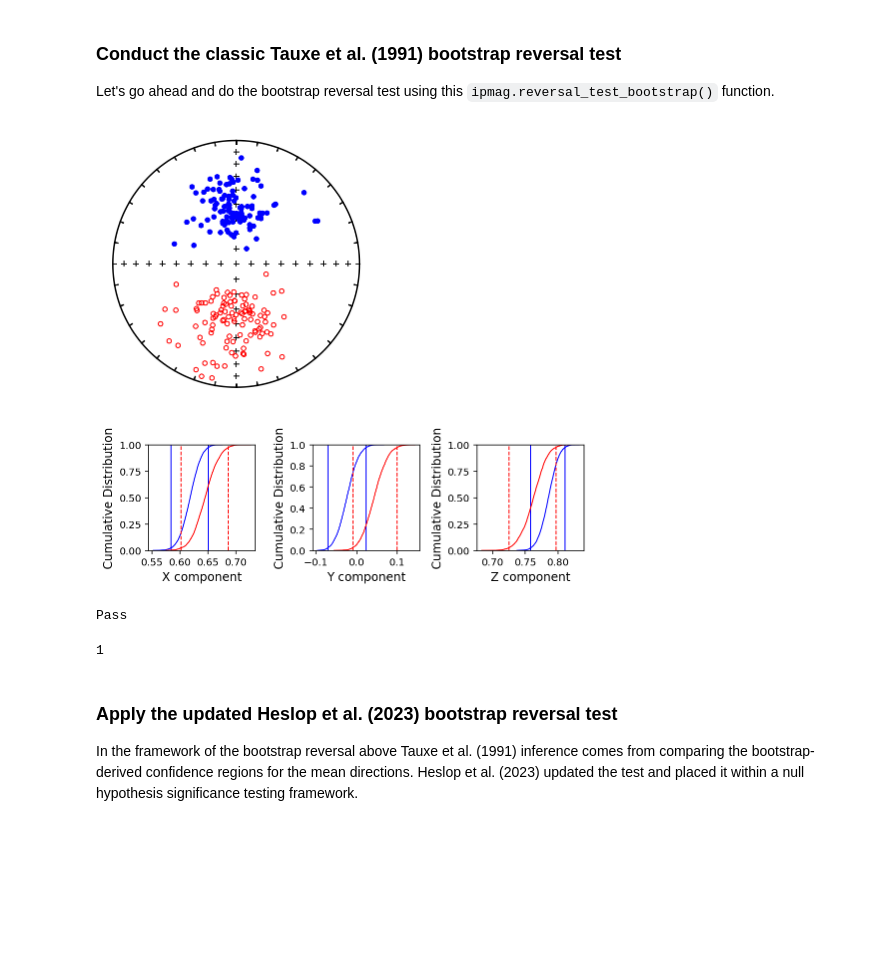
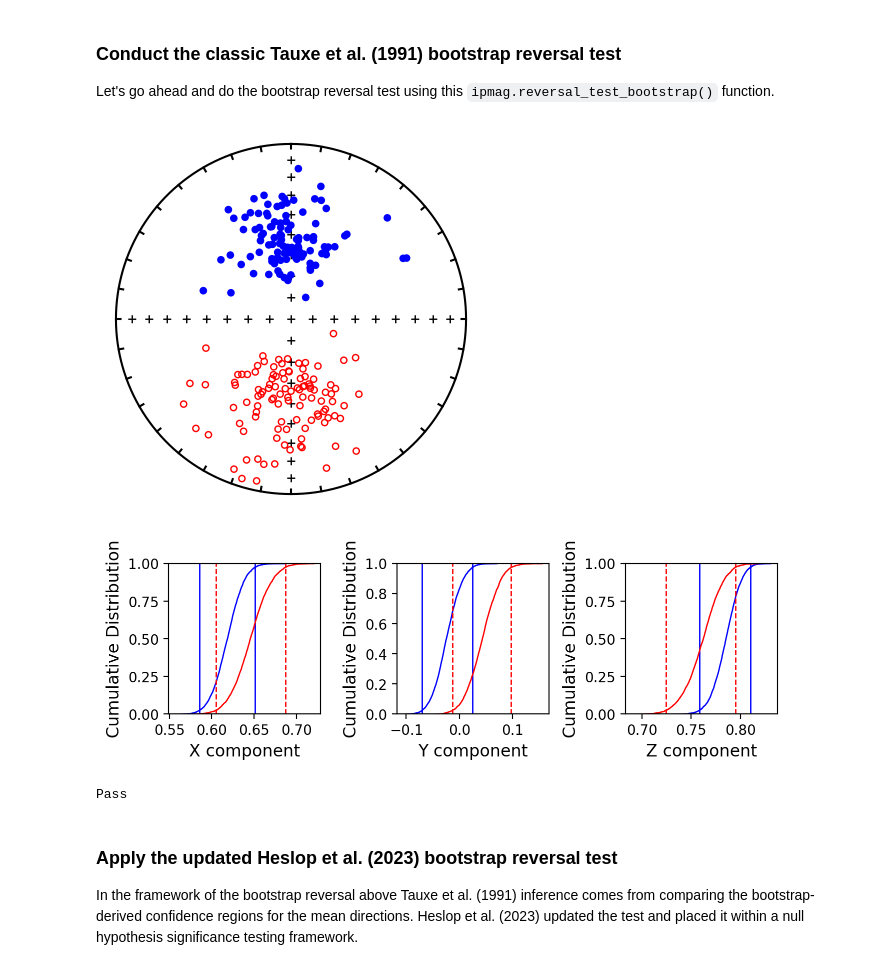
Before and after one commit to PmagPy/PmagPy-docs, a Jupyter notebook: _sources/example_notebooks/template_notebooks/reversal_test.ipynb, the cells around one changed output. Saved outputs shown, nothing was run; the diff lists cells and outputs as text; code cells hidden in the pictures; blank space fills up the shorter version.

```diff
--- a/_sources/example_notebooks/template_notebooks/reversal_test.ipynb
+++ b/_sources/example_notebooks/template_notebooks/reversal_test.ipynb
@@ -130,16 +130,15 @@ this test is: 'B'
 
 Let's go ahead and do the bootstrap reversal test using this `ipmag.reversal_test_bootstrap()` function.
 # %%
-ipmag.reversal_test_bootstrap(dec=sites_dec,
-                              inc=sites_inc,
-                              plot_stereo = True,
-                              save=True,
-                              save_folder=directory)
+result = ipmag.reversal_test_bootstrap(dec=sites_dec,
+                                       inc=sites_inc,
+                                       plot_stereo = True,
+                                       save=True,
+                                       save_folder=directory)
 # %% [output]
-[figure, old version]
+[figure, new version]
-[figure, old version]
+[figure, new version]
 Pass
-1
 # %% [markdown]
 ### Apply the updated Heslop et al. (2023) bootstrap reversal test
 
```
Also changed, not shown: parts of 10 cells of this notebook, 12 other files.
